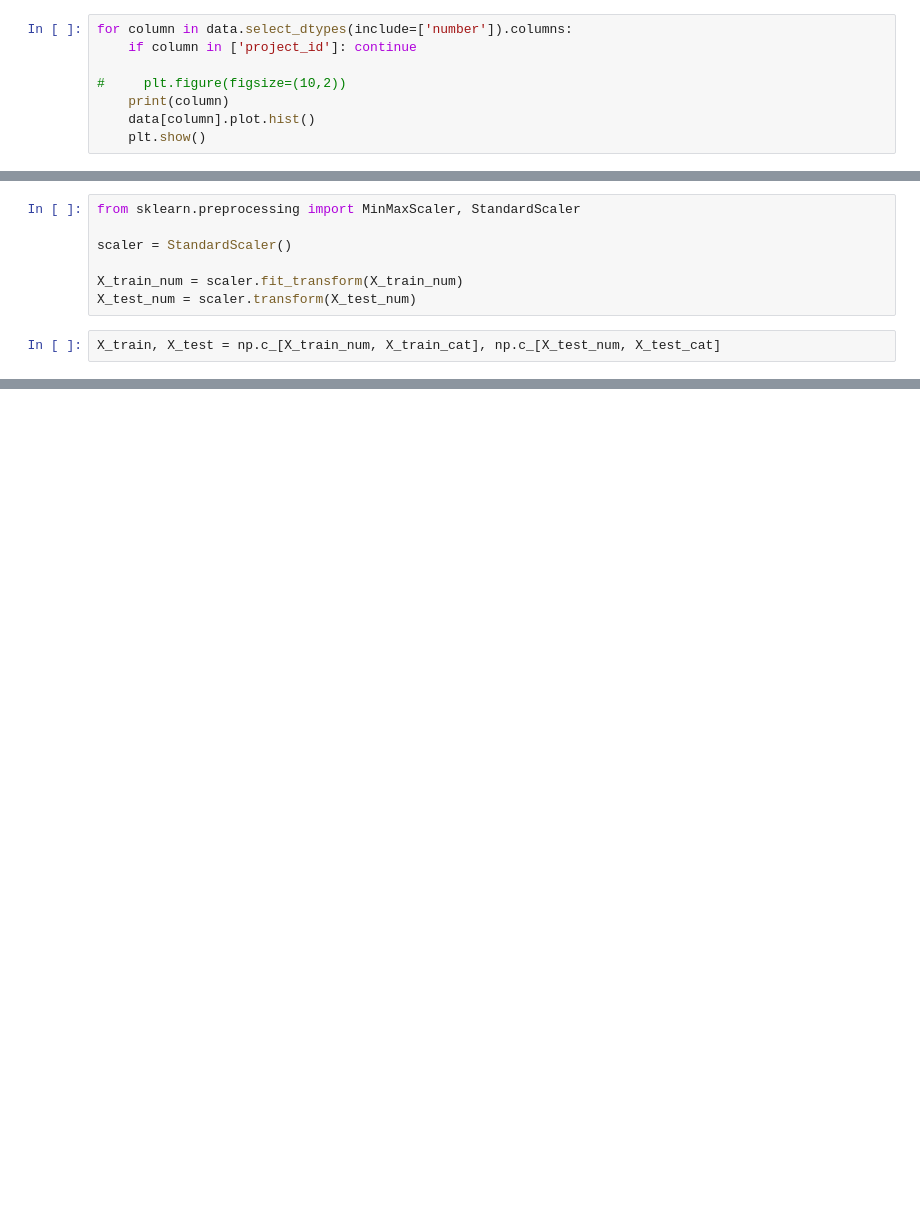
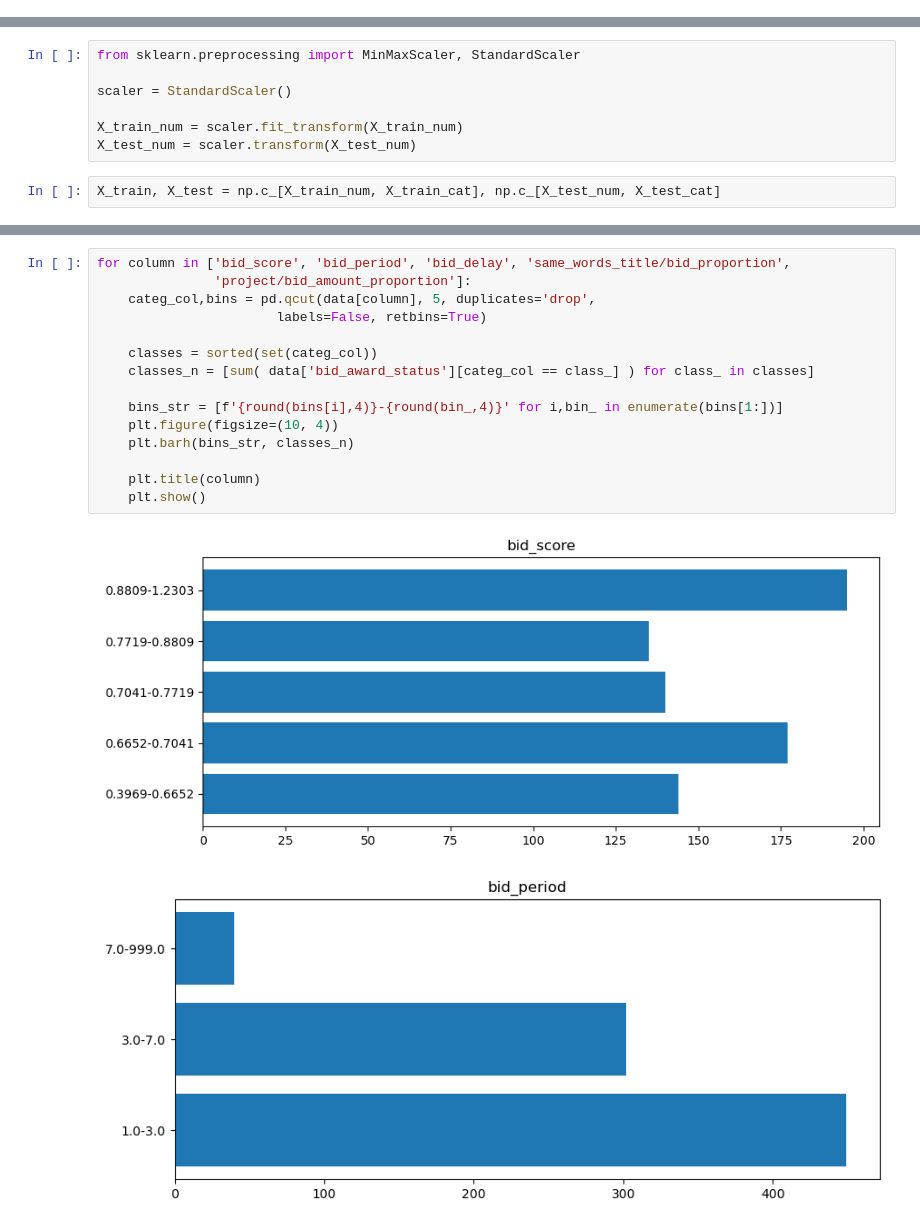
Before and after one commit to hanzo-hasashi-x/proposals-analyze, a Jupyter notebook: main.ipynb, the cells around one changed output, grey strips where cells are left out. Cells and saved outputs as stored; diff of their text form; blank space fills up the shorter version.

```diff
--- a/main.ipynb
+++ b/main.ipynb
@@ -231,8 +216,0 @@ take_proportion_importance('bid_delay')
-# %%
-for column in data.select_dtypes(include=['number']).columns:
-    if column in ['project_id']: continue
-
-#     plt.figure(figsize=(10,2))
-    print(column)
-    data[column].plot.hist()
-    plt.show()
@@ -522,0 +515,18 @@ recall 73.42%
+# %%
+for column in ['bid_score', 'bid_period', 'bid_delay', 'same_words_title/bid_proportion',
+               'project/bid_amount_proportion']:
+    categ_col,bins = pd.qcut(data[column], 5, duplicates='drop',
+                       labels=False, retbins=True)
+
+    classes = sorted(set(categ_col))
+    classes_n = [sum( data['bid_award_status'][categ_col == class_] ) for class_ in classes]
+
+    bins_str = [f'{round(bins[i],4)}-{round(bin_,4)}' for i,bin_ in enumerate(bins[1:])]
+    plt.figure(figsize=(10, 4))
+    plt.barh(bins_str, classes_n)
+
+    plt.title(column)
+    plt.show()
+# %% [output]
+[figure, added]
+[figure, added]
```
Also changed, not shown: parts of 70 cells of this notebook.
